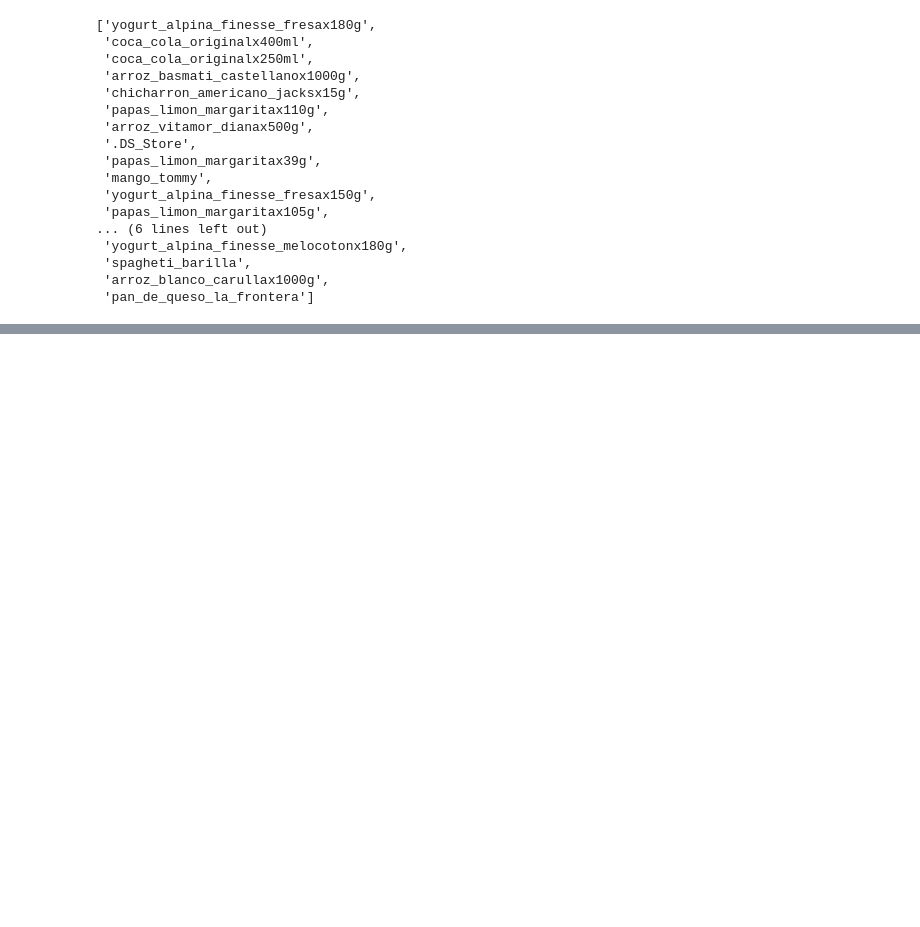
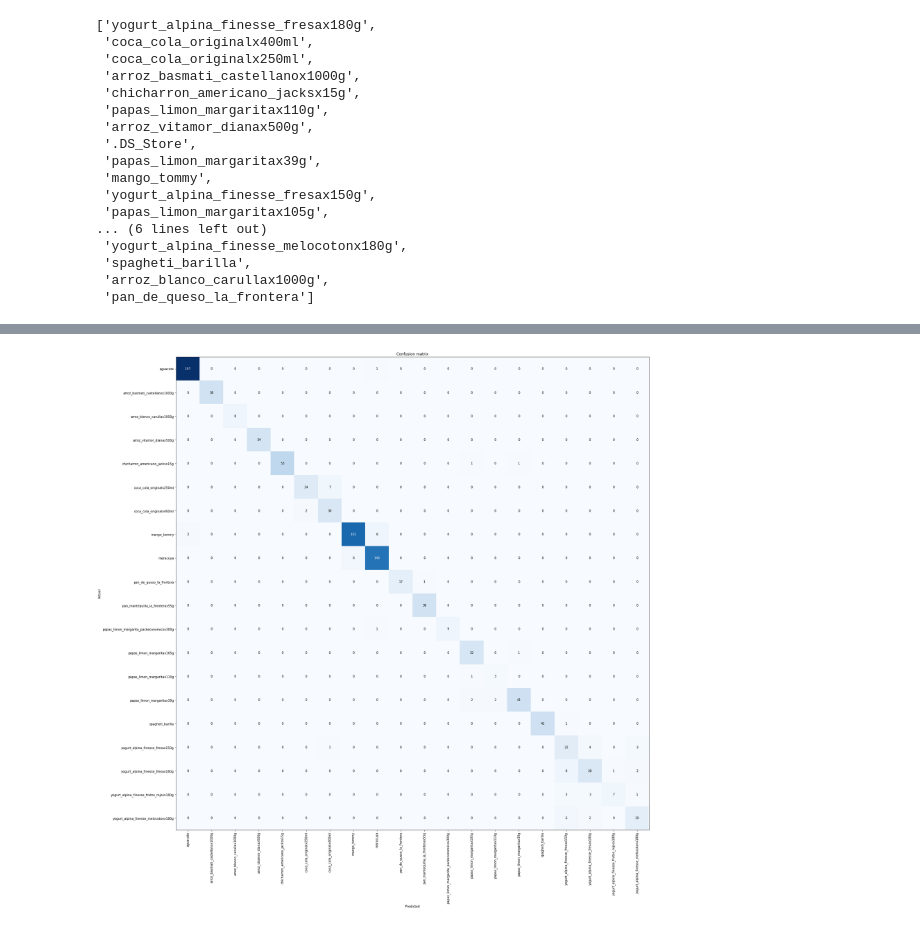
Before and after one commit to cvillad/classification_model, a Jupyter notebook: src/model.ipynb, the cells around one changed output, grey strips where cells are left out. Drawn from its saved outputs; the diff is of its cells as text; code cells hidden in the pictures; blank space fills up the shorter version.

```diff
--- a/src/model.ipynb
+++ b/src/model.ipynb
@@ -116,0 +95,4 @@ RuntimeError: DataLoader worker (pid 877) is killed by signal: Bus error. It is
+# %%
+interp = ClassificationInterpretation.from_learner(learn)
+interp.plot_confusion_matrix(figsize=(30,25))
+# %% [output]
@@ -116,0 +100 @@ RuntimeError: DataLoader worker (pid 877) is killed by signal: Bus error. It is
+[figure, added]
```
Also changed, not shown: parts of 22 cells of this notebook, 4 other files.
